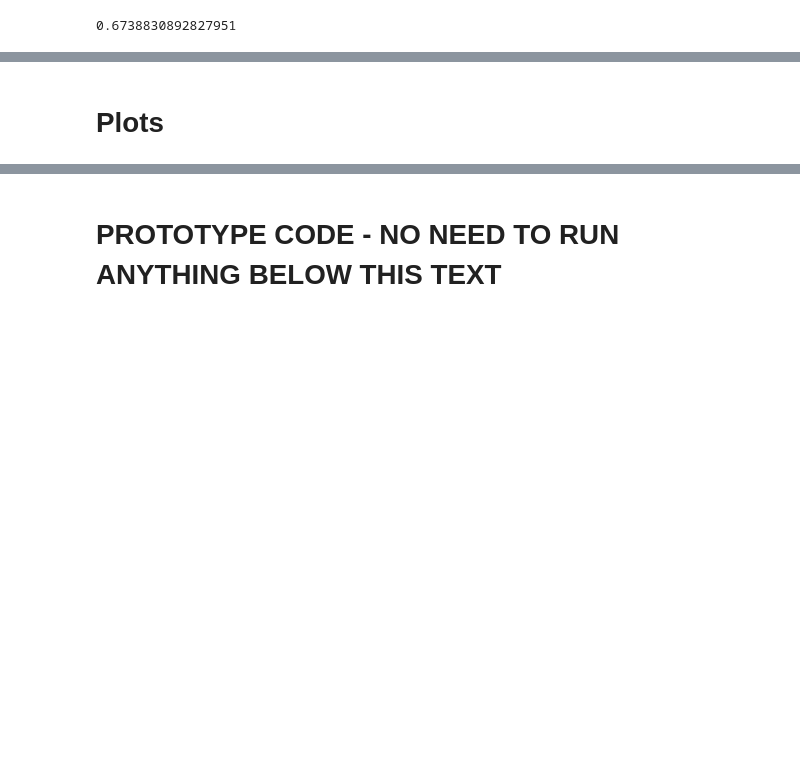
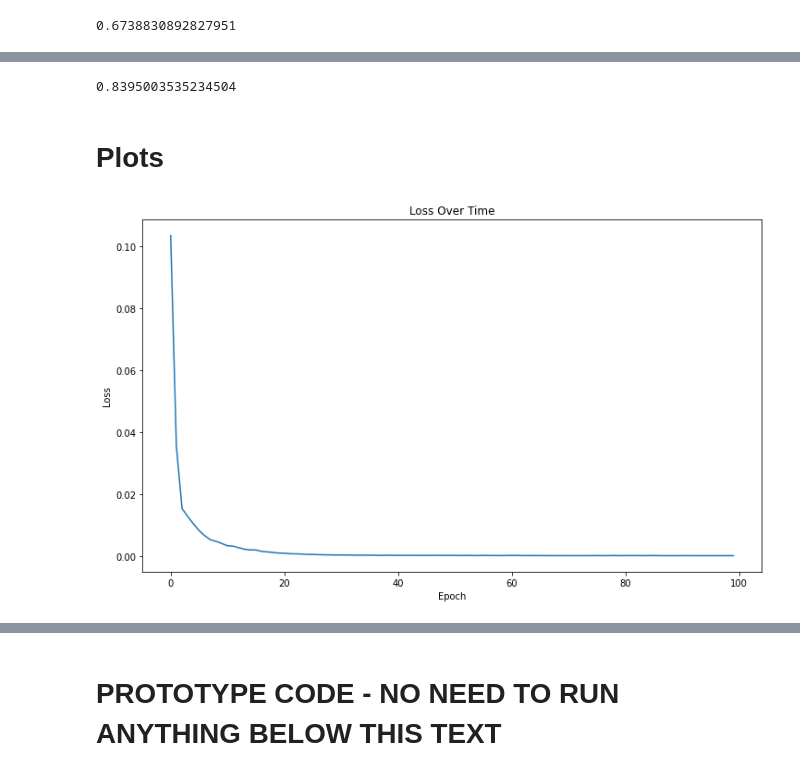
Before and after one commit to parmisnaddaf/Multi-label-Deep-Metric-Learning, a Jupyter notebook: src/DeepMetric.ipynb, the cells around one changed output, grey strips where cells are left out. Saved outputs shown, nothing was run; the diff lists cells and outputs as text; code cells hidden in the pictures; blank space fills up the shorter version.

```diff
--- a/src/DeepMetric.ipynb
+++ b/src/DeepMetric.ipynb
@@ -68,0 +116,8 @@ Y_mat = Y.iloc[:, 1:].to_numpy()
+# %%
+#Test
+a = np.array([
+    [1, 9, 7, 1, 1],
+    [6, np.nan, 3, 9, 0],
+    [1, 8, 6, np.nan, 1],
+    [7, 4, 0, 5, 3]])
+np.nanmean(a, axis=0)
@@ -68,0 +138,3 @@ Y_mat = Y.iloc[:, 1:].to_numpy()
+# %%
+for i in range(5):
+    print(i)
@@ -335,7 +464,7 @@ np.sum(Y_mat == 0)/np.sum(np.logical_not(np.isnan(Y_mat)))
 # %%
-# #Change the Folder Name
-# #ONLY Run if you want to load a model
-# model = torch.load('model.pth')
-# with open('../FC_weightedKNN_newtrips/lists.list', 'rb') as f:
-#   loss_list, acc_train_list, acc_eval_list = pickle.load(f)
+#Change the Folder Name
+#ONLY Run if you want to load a model
+model = torch.load('../FC_weightedKNN_newtrips_int/model.pth')
+with open('../FC_weightedKNN_newtrips_int/lists.list', 'rb') as f:
+  loss_list, acc_train_list, acc_eval_list = pickle.load(f)
 # %%
@@ -364,7 +516,7 @@ for epoch in range(200):
 	# get scheduled values of hyper params
 	tmargin=1
 	batch_size=500
-	lrate=0.001
+	lrate=0.01
 	max_trips=100
 	max_neg=3
 	print("Epoch ",epoch,(tmargin,batch_size,lrate,max_trips,max_neg))
@@ -380,7 +532,7 @@ for epoch in range(200):
 		# generate embeddings
 		embeddings=model(torch.from_numpy(x_batch.astype('float32')))
 		# generate triplets (online)
-		trips=get_triplets2(embeddings,y_batch,max_neg,max_trips,factors)
+		trips=get_triplets(embeddings,y_batch,max_neg,max_trips,factors)
 		# trips=utils.get_triplets(embeddings,y_batch,max_neg,max_trips,factors,debug=False)
 		if trips is None:
 			continue
@@ -445,12 +676,22 @@ Below Margin?  1814  - Triplet Loss:  1.0061991214752197
 # %%
 get_acc_weighted(X_train, Y_train, X_test, Y_test, model, 15)
+# %% [output]
+0.8395003535234504
 # %% [markdown]
 # Plots
 # %%
 fig, ax = plt.subplots()
 x = np.arange(len(loss_list))
 y = np.array(loss_list)
 ax.plot(x, y)
+ax.set_title('Loss Over Time')
+ax.set_xlabel('Epoch')
+ax.set_ylabel('Loss')
+fig.set_size_inches((12,7))
+fig.set_facecolor('w')
+fig.savefig('Loss.png', dpi=300)
+# %% [output]
+[figure, added]
 # %%
 fig, ax = plt.subplots()
 ax.plot(x, np.array(acc_train_list))
```
Also changed, not shown: parts of 46 cells of this notebook, 28 other files.
